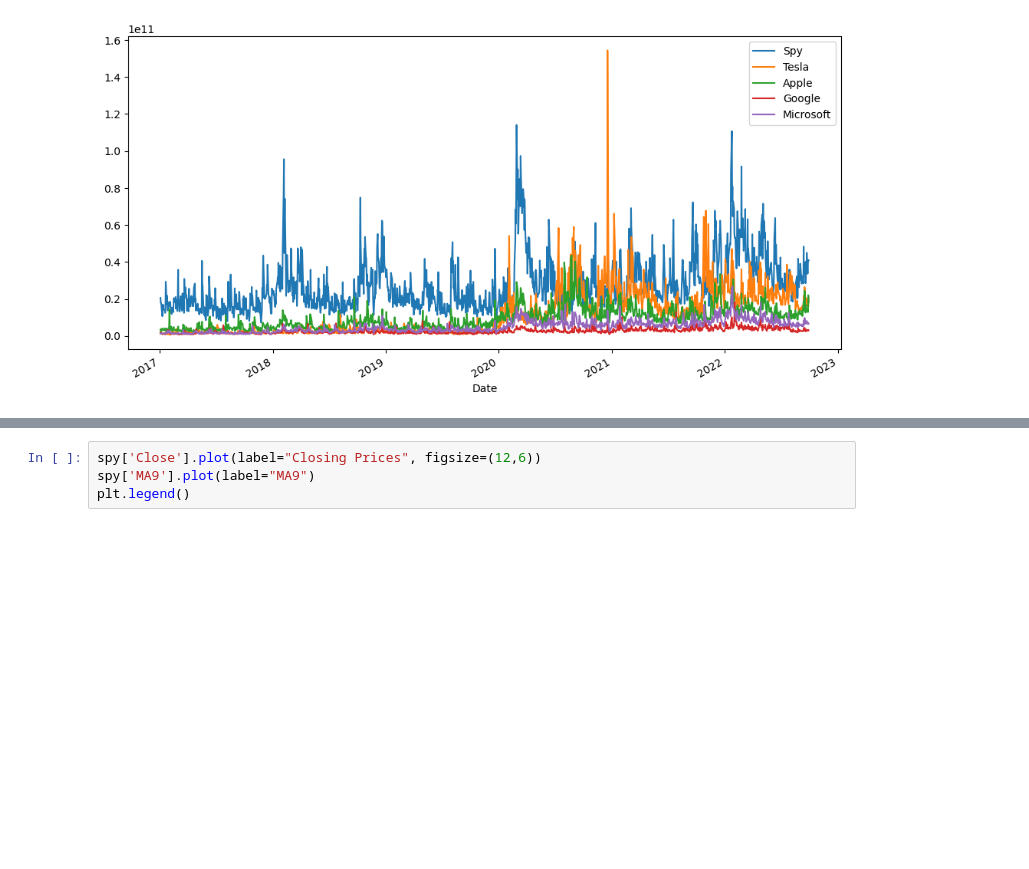
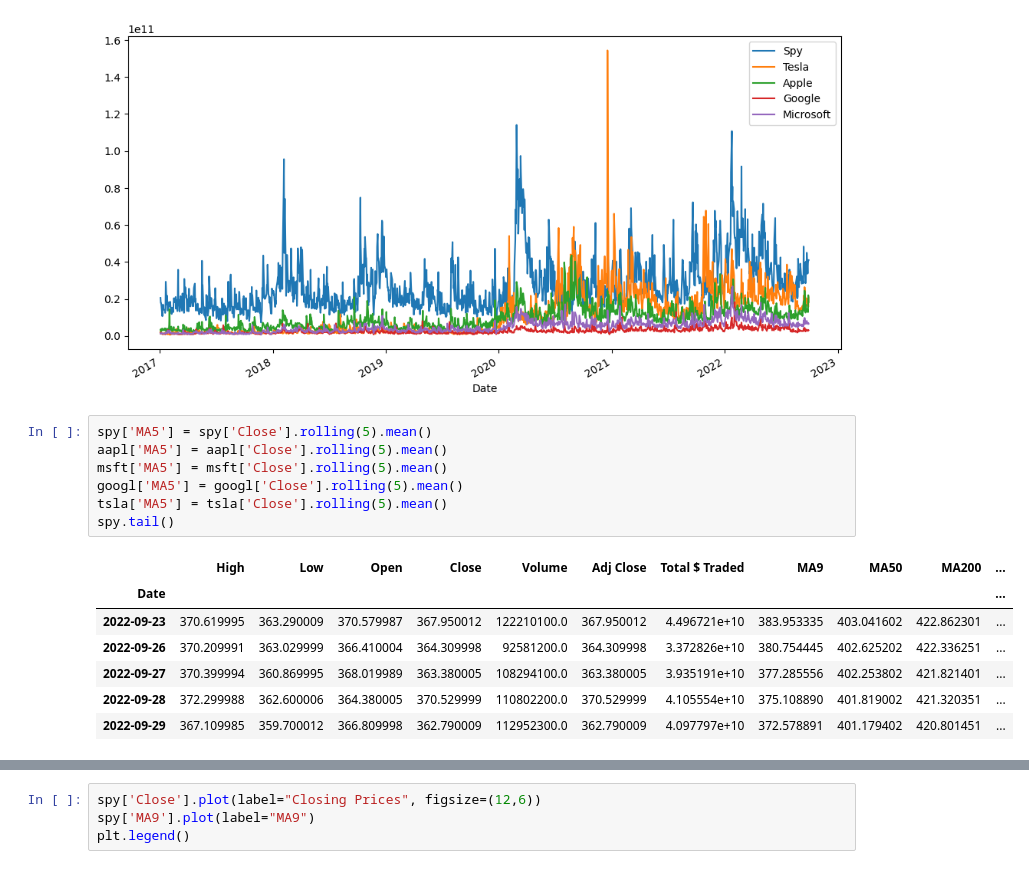
Before and after one commit to andykr1k/StockBackTesting, a Jupyter notebook: DataReader.ipynb, the cells around one changed output, grey strips where cells are left out. Drawn from its saved outputs; the diff is of its cells as text; blank space fills up the shorter version.

```diff
--- a/DataReader.ipynb
+++ b/DataReader.ipynb
@@ -108,6 +108,21 @@ plt.legend()
 # %% [output]
 <matplotlib.legend.Legend at 0x...>
 [figure]
+# %%
+spy['MA5'] = spy['Close'].rolling(5).mean()
+aapl['MA5'] = aapl['Close'].rolling(5).mean()
+msft['MA5'] = msft['Close'].rolling(5).mean()
+googl['MA5'] = googl['Close'].rolling(5).mean()
+tsla['MA5'] = tsla['Close'].rolling(5).mean()
+spy.tail()
+# %% [output]
+|  | High | Low | Open | Close | Volume | Adj Close | Total $ Traded | MA9 | MA50 | MA200 | ... |
+| Date |  |  |  |  |  |  |  |  |  |  | ... |
+| 2022-09-23 | 370.619995 | 363.290009 | 370.579987 | 367.950012 | 122210100.0 | 367.950012 | 4.496721e+10 | 383.953335 | 403.041602 | 422.862301 | ... |
+| 2022-09-26 | 370.209991 | 363.029999 | 366.410004 | 364.309998 | 92581200.0 | 364.309998 | 3.372826e+10 | 380.754445 | 402.625202 | 422.336251 | ... |
+| 2022-09-27 | 370.399994 | 360.869995 | 368.019989 | 363.380005 | 108294100.0 | 363.380005 | 3.935191e+10 | 377.285556 | 402.253802 | 421.821401 | ... |
+| 2022-09-28 | 372.299988 | 362.600006 | 364.380005 | 370.529999 | 110802200.0 | 370.529999 | 4.105554e+10 | 375.108890 | 401.819002 | 421.320351 | ... |
+| 2022-09-29 | 367.109985 | 359.700012 | 366.809998 | 362.790009 | 112952300.0 | 362.790009 | 4.097797e+10 | 372.578891 | 401.179402 | 420.801451 | ... |
 # %%
 spy['MA9'] = spy['Close'].rolling(9).mean()
 aapl['MA9'] = aapl['Close'].rolling(9).mean()
```
Also changed, not shown: parts of 9 cells of this notebook, 1 other file.
